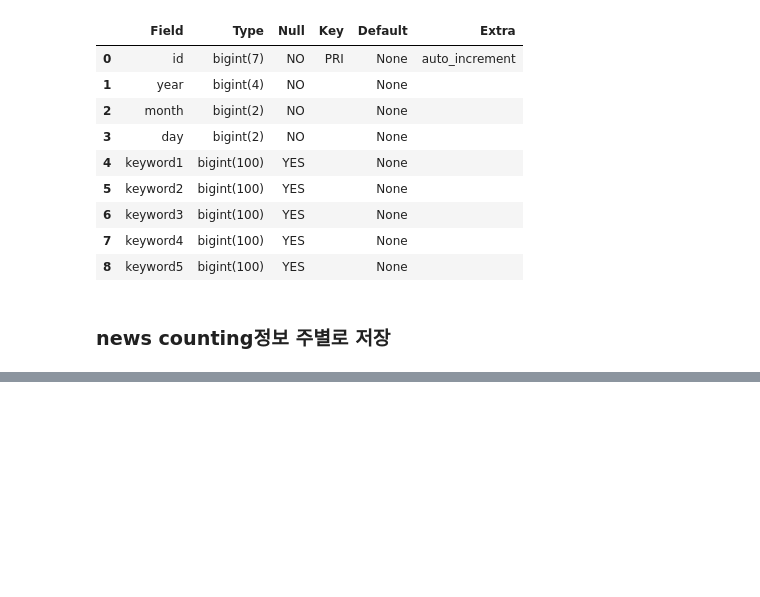
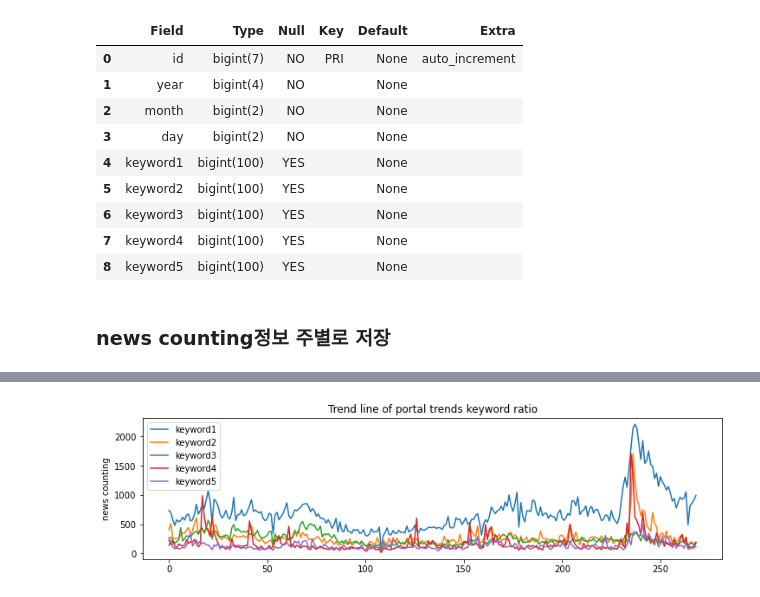
Before and after one commit to 2hyes/CLI-development, a Jupyter notebook: get-bigkindsnewscounting.ipynb, the cells around one changed output, grey strips where cells are left out. Cells and saved outputs as stored; diff of their text form; code cells hidden in the pictures; blank space fills up the shorter version.

```diff
--- a/get-bigkindsnewscounting.ipynb
+++ b/get-bigkindsnewscounting.ipynb
@@ -149,0 +154,14 @@ conn.close()
+# %%
+plt.figure(figsize = (12,3))
+plt.plot(news_df['keyword1'], label = 'keyword1')
+plt.plot(news_df['keyword2'], label = 'keyword2')
+plt.plot(news_df['keyword3'], label = 'keyword3')
+plt.plot(news_df['keyword4'], label = 'keyword4')
+plt.plot(news_df['keyword5'], label = 'keyword5')
+plt.title("Trend line of portal trends keyword ratio")
+plt.ylabel("news counting")
+plt.legend(loc='upper left')
+
+plt.show()
+# %% [output]
+[figure, added]
```
Also changed, not shown: parts of 9 cells of this notebook, 1 other file.
